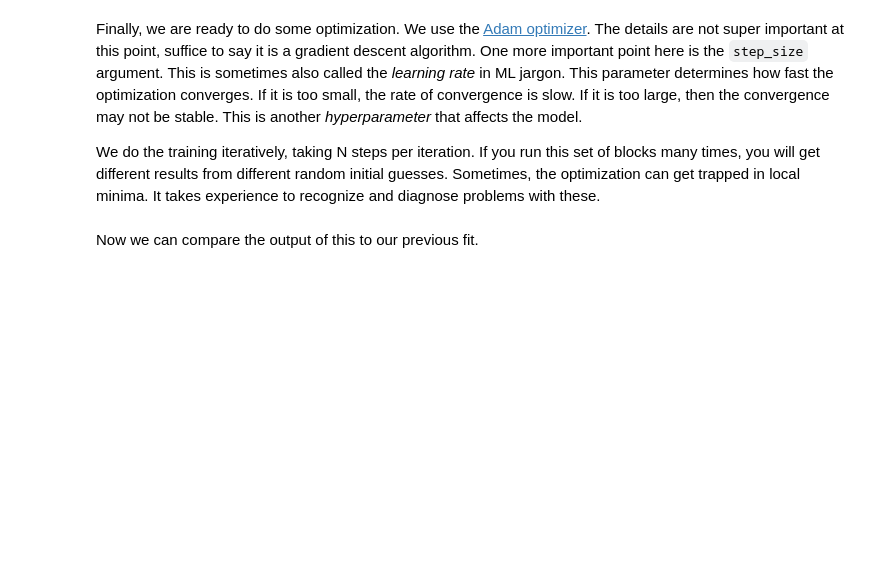
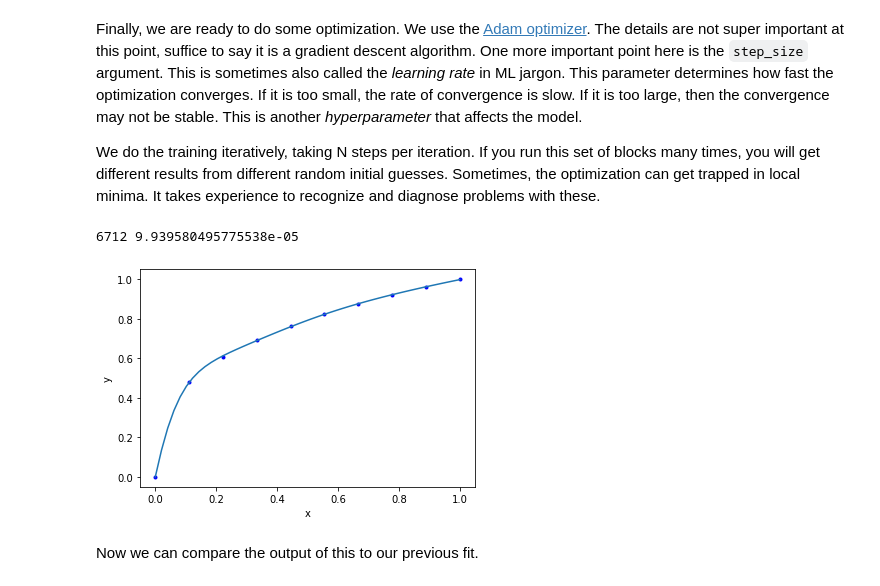
Before and after one commit to Steel-Bank-codespaces/f22-06623, a Jupyter notebook: lectures/21-machine-learning/21-machine-learning-jax.ipynb, the cells around one changed output. Drawn from its saved outputs; the diff is of its cells as text; code cells hidden in the pictures; blank space fills up the shorter version.

```diff
--- a/lectures/21-machine-learning/21-machine-learning-jax.ipynb
+++ b/lectures/21-machine-learning/21-machine-learning-jax.ipynb
@@ -212,6 +229,9 @@ Modern machine learning does not use the algorithms described above to fit neura
 First we define a neural network function. This code is more general than what we described before, and can accommodate multiple layers.
 # %%
 def nn(params, X, activation=jax.nn.tanh):
+    '''params is a dictionary with keys: weights, biases
+    each of those is a list for each layer
+    '''
     out = activation(X @ params['weights'][0] + params['biases'][0])
 
     for i in range(1, len(params['weights']) - 2):
@@ -273,32 +307,35 @@ We do the training iteratively, taking N steps per iteration. If you run this se
 # %%
 import jax.example_libraries.optimizers as jax_opt
 
 from jax import jit, value_and_grad
 
-opt_init, opt_update, get_params = jax_opt.adam(1e-2)
+opt_init, opt_update, get_params = jax_opt.adam(0.25)
 
-opt_state = opt_init(jpars)
+opt_state = opt_init(jpars)  #initialize optimizer
 
 @jit
 def step(i, opt_state):
     value, grads = value_and_grad(objective)(get_params(opt_state))
     return value, opt_update(i, grads, opt_state)
 
 for i in range(1000000):
     value, opt_state = step(i, opt_state)
     if np.abs(value) < 1e-4:
         break
 
 print(i, value)
 
 import matplotlib.pyplot as plt
 
 X = np.linspace(0, 1)[:, None]
 
 plt.plot(x, y, 'b.')
 plt.plot(X, nn(get_params(opt_state), X))
 plt.xlabel('x')
 plt.ylabel('y');
+# %% [output]
+6712 9.939580495775538e-05
+[figure, added]
 # %% [markdown]
 Now we can compare the output of this to our previous fit.
 # %%
```
Also changed, not shown: parts of 19 cells of this notebook.
